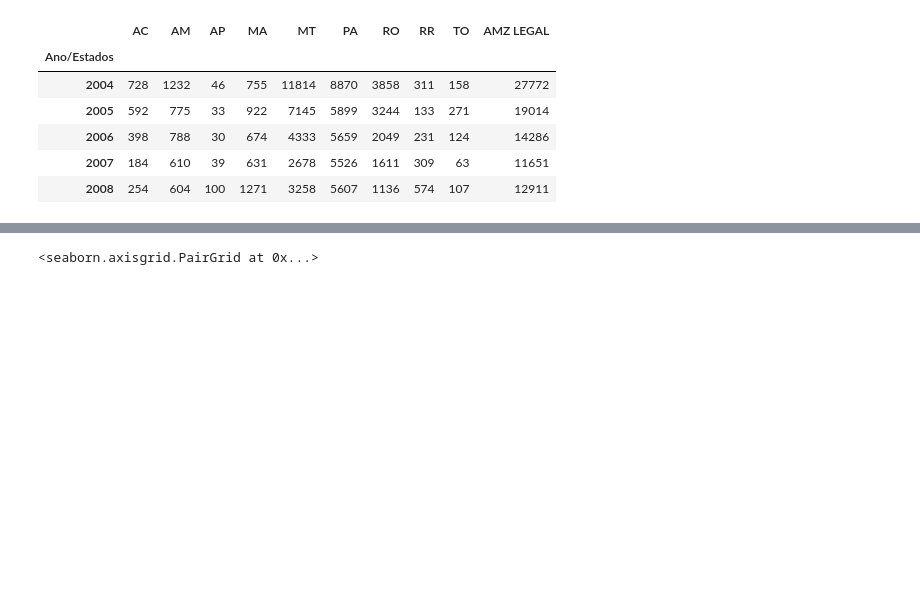
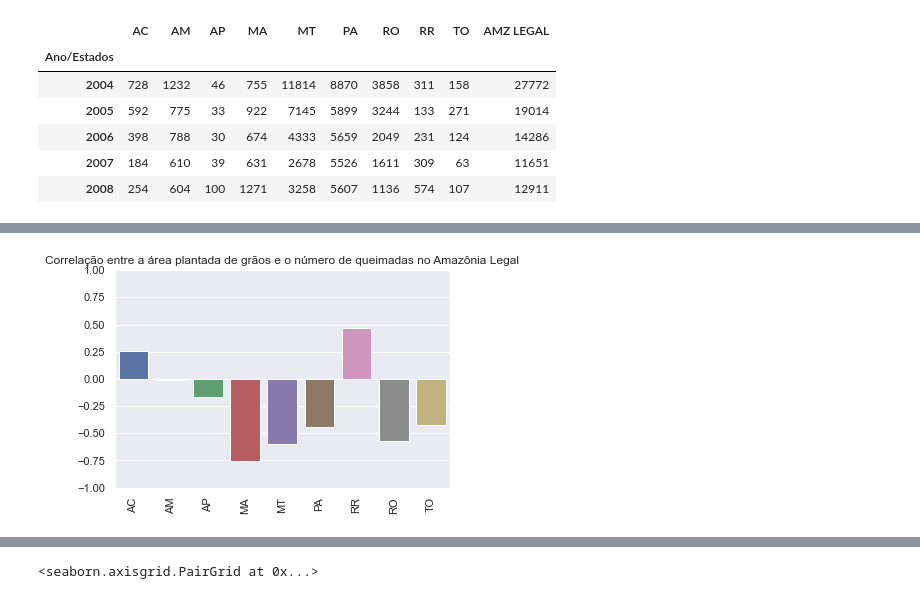
Before and after one commit to thiagomrs/icd2021projetoFinal, a Jupyter notebook: correlação.ipynb, the cells around one changed output, grey strips where cells are left out. Drawn from its saved outputs; the diff is of its cells as text; code cells hidden in the pictures; blank space fills up the shorter version.

Commit message:
correlação com todos estados

```diff
--- a/correlação.ipynb
+++ b/correlação.ipynb
@@ -200,0 +103,8 @@ Analisando o Maranhão (maior correlação em módulo com a área plantada):
+# %%
+corr_fires_left = df_group_area_left.corrwith(df_group_fires_left, axis=0).copy()
+corr_fires_right = df_group_area_right.corrwith(df_group_fires_right, axis=0).copy()
+corr_fires_total = df_group_area.corrwith(df_group_fires, axis=0).copy()
+
+corr_amazon_left = df_group_area_left.corrwith(df_amazon_left, axis=0).copy()
+corr_amazon_right = df_group_area_right.corrwith(df_amazon_right, axis=0).copy()
+corr_amazon_total = df_group_area.corrwith(df_amazon, axis=0).copy()
@@ -200,0 +138,11 @@ Analisando o Maranhão (maior correlação em módulo com a área plantada):
+# %%
+def plot_series(data, title):
+    sns.barplot(x=data.index, y=data.values)
+    plt.xticks(rotation=90)
+    plt.title(title)
+    plt.ylim((-1,1))
+    plt.show()
+# %%
+plot_series(corr_fires_total, 'Correlação entre a área plantada de grãos e o número de queimadas no Amazônia Legal')
+# %% [output]
+[figure, added]
```
Also changed, not shown: parts of 43 cells of this notebook.
